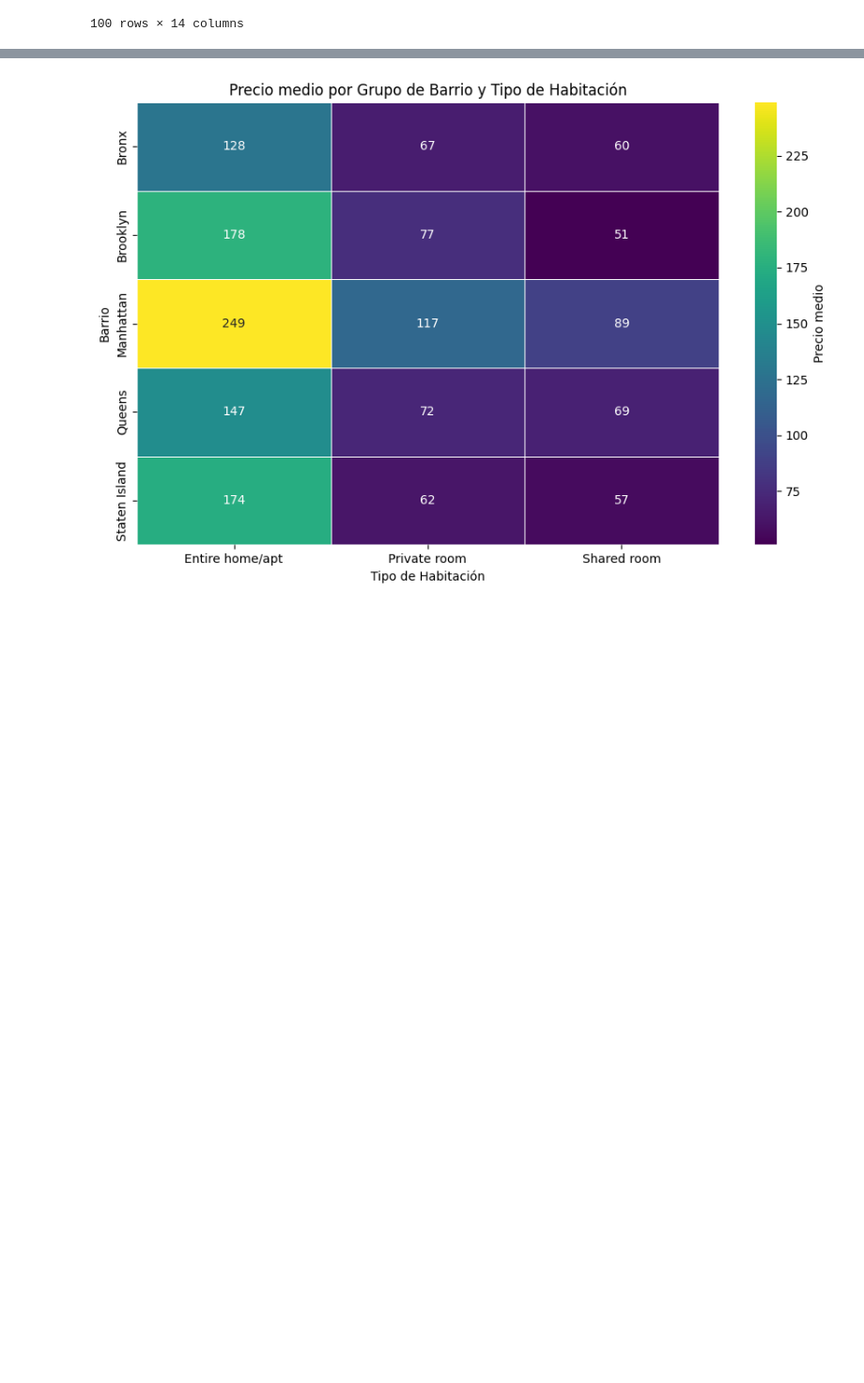
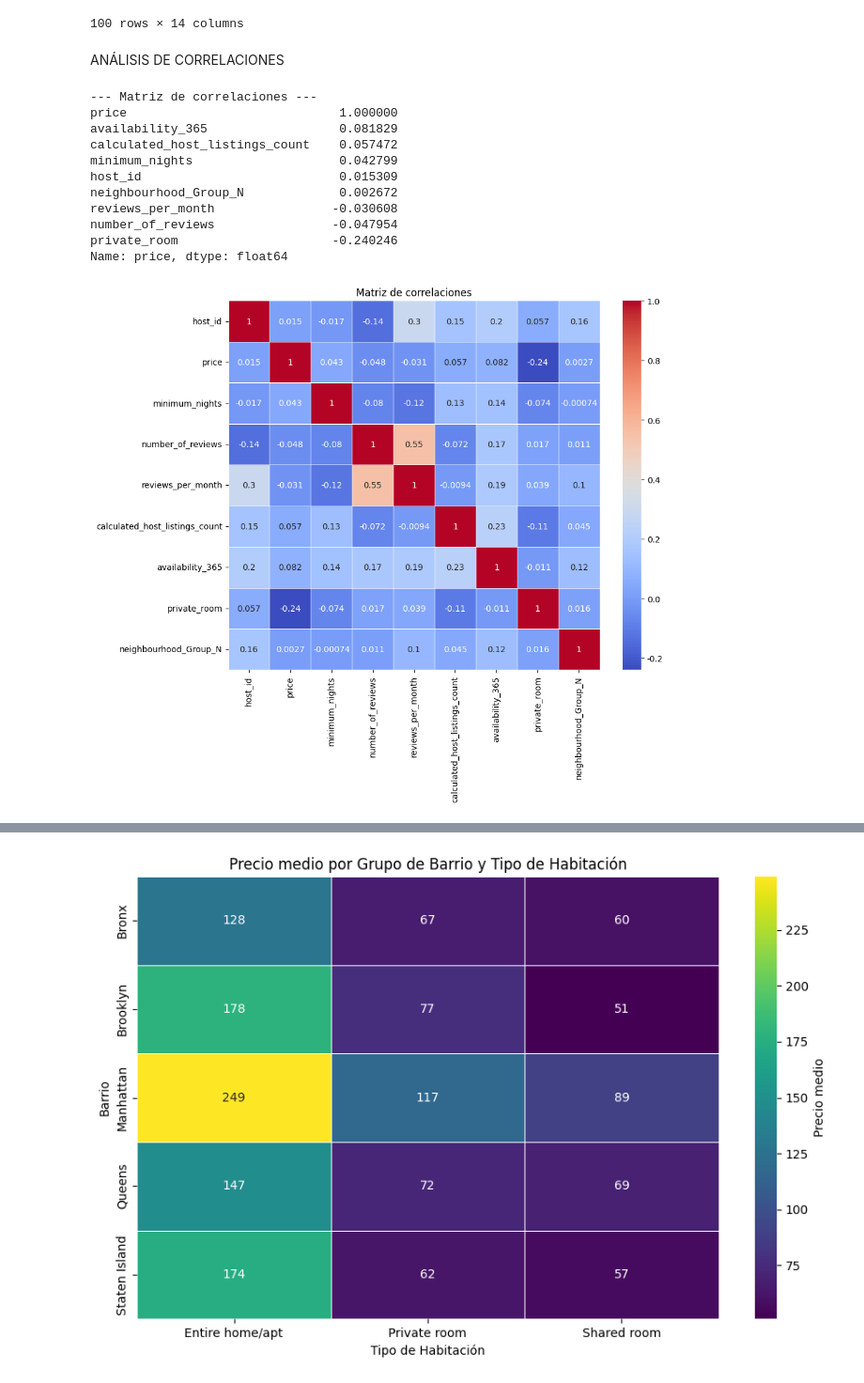
Before and after one commit to 4GeeksAcademy/machine-learning-python-template_Santi_Izquierdo, a Jupyter notebook: src/explore.ipynb, the cells around one changed output, grey strips where cells are left out. Shown at 94% size. Drawn from its saved outputs; the diff is of its cells as text; code cells hidden in the pictures; blank space fills up the shorter version.

```diff
--- a/src/explore.ipynb
+++ b/src/explore.ipynb
@@ -29,3 +92,20 @@ df.head(100)
+# %%
+# plt.figure(figsize=(15, 8))
+# df[numeric_cols].hist(bins=30, figsize=(12, 8), color='steelblue', edgecolor='black')
+# plt.suptitle("Distribución de variables numéricas", fontsize=16)
+# plt.show()
+
+# #Conteo de variables categóricas
+# categorical_cols = df.select_dtypes(include=['object']).columns
+# for col in categorical_cols:
+#     plt.figure(figsize=(10, 4))
+#     sns.countplot(data=df, x=col, hue=col, palette="viridis", legend=False)
+#     plt.title(f"Distribución de la variable categórica: {col}")
+#     plt.xticks(rotation=45)
+#     plt.show()
+matplotlib.rcParams['font.family'] = 'DejaVu Sans'
+matplotlib.rcParams['axes.unicode_minus'] = False
+plt.rcParams['text.usetex'] = False
 # %%
 bins = [0, 100, 200, 500, 1000, 10000]
 labels = ["<100", "100-200", "200-500", "500-1000", ">1000"]
@@ -238,3 +317,27 @@ df.head(100)
 | 98 | 83257 | Manhattan | Chelsea | Private room | 98 | 30 | 30 | ... |
 | 99 | 87773 | Brooklyn | Bedford-Stuyvesant | Entire home/apt | 125 | 7 | 139 | ... |
 100 rows × 14 columns
+# %% [markdown]
+ANÁLISIS DE CORRELACIONES
+# %%
+print("\n--- Matriz de correlaciones ---")
+corr_matrix = df.corr(numeric_only=True)
+print(corr_matrix["price"].sort_values(ascending=False))
+
+plt.figure(figsize=(10, 8))
+sns.heatmap(corr_matrix, annot=True, cmap="coolwarm", linewidths=0.5)
+plt.title("Matriz de correlaciones")
+plt.show()
+# %% [output]
+--- Matriz de correlaciones ---
+price                             1.000000
+availability_365                  0.081829
+calculated_host_listings_count    0.057472
+minimum_nights                    0.042799
+host_id                           0.015309
+neighbourhood_Group_N             0.002672
+reviews_per_month                -0.030608
+number_of_reviews                -0.047954
+private_room                     -0.240246
+Name: price, dtype: float64
+[figure, added]
```
Also changed, not shown: parts of 30 cells of this notebook.
